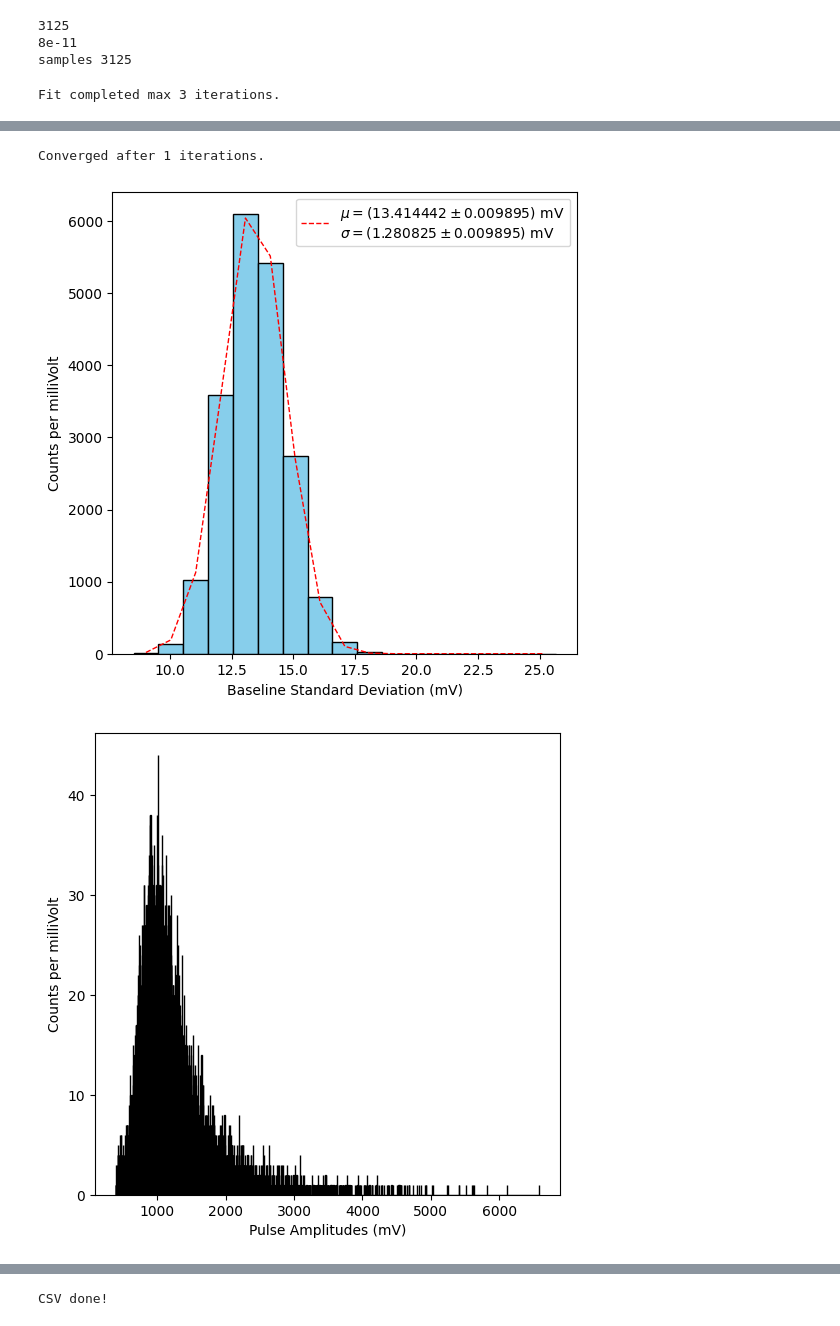
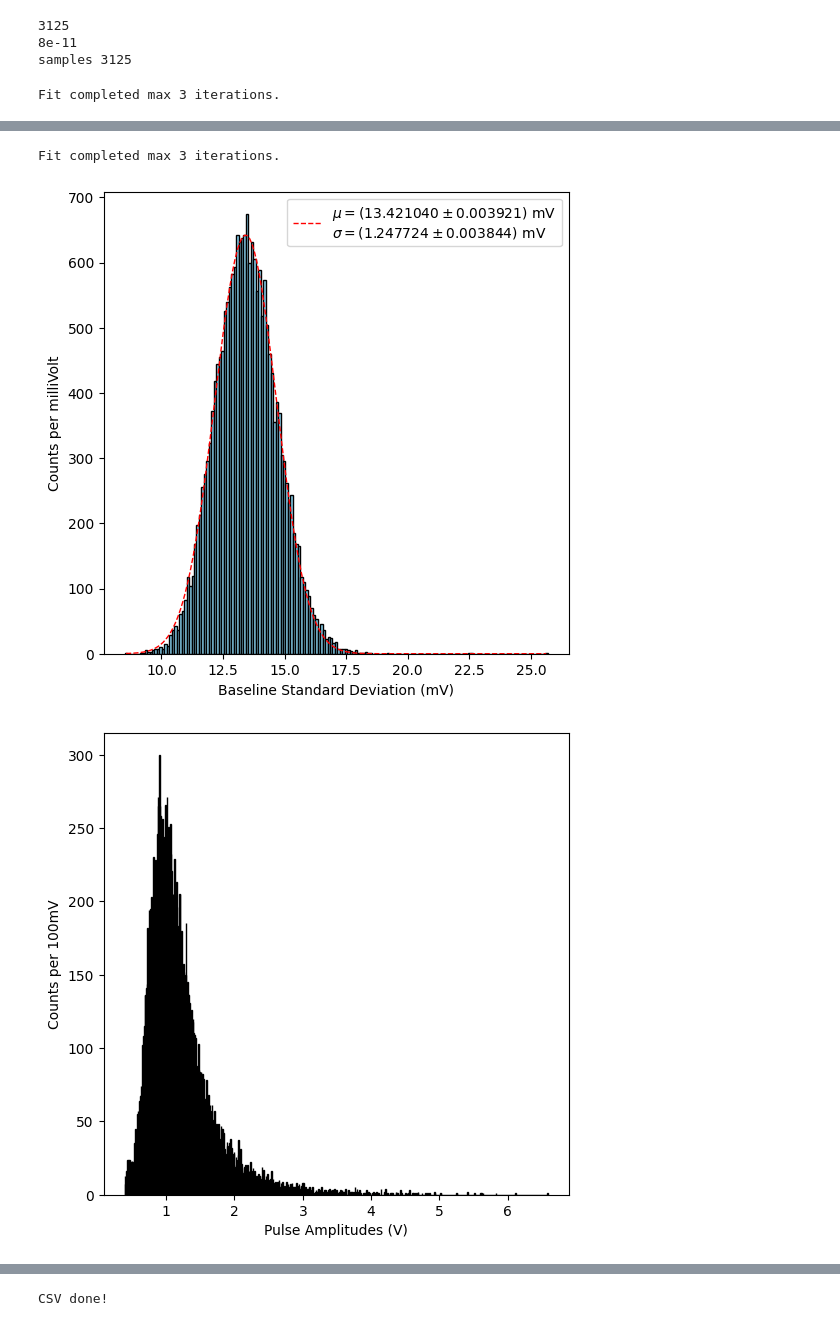
Before and after one commit to hhuckvale/DMProject, a Jupyter notebook: Muon_Calibration/muon_cal_processing.ipynb, the cells around one changed output, grey strips where cells are left out. Cells and saved outputs as stored; diff of their text form; code cells hidden in the pictures.

```diff
--- a/Muon_Calibration/muon_cal_processing.ipynb
+++ b/Muon_Calibration/muon_cal_processing.ipynb
@@ -201,7 +201,7 @@ def gaussian_sb(sigma_b_array_mV, amp,  mu, sigma):
     gauss_sb = amp * (1 / (sigma * np.sqrt(2 * np.pi))) * np.exp((-0.5 * (sigma_b_array_mV - mu)**2)/ sigma**2)
     return gauss_sb
 
-sb_number_of_bins = int((np.max(sigma_b_array_mV)-np.min(sigma_b_array_mV))/1) #chosen 1 bin = 1mV
+sb_number_of_bins = int((np.max(sigma_b_array_mV)-np.min(sigma_b_array_mV))/0.1) #chosen 1 bin = 1mV
 n, bins, patches = plt.hist(sigma_b_array_mV, bins=sb_number_of_bins, color='skyblue', edgecolor='black')
 bin_centers = 0.5 * (bins[1:] + bins[:-1])
 MAX_ITERATIONS = 3
@@ -274,48 +274,48 @@ else:
 
 # histogram for Peak Amplitudes
 plt.figure(figsize=(6, 6))
-all_amplitudes_mV = all_amplitudes * 1000
-amp_number_of_bins = int((np.max(all_amplitudes_mV)-np.min(all_amplitudes_mV))/1) #chosen 1 bin = 1mV
-plt.hist(all_amplitudes_mV, bins=amp_number_of_bins, color='skyblue', edgecolor='black')
+#all_amplitudes_mV = all_amplitudes * 1000
+amp_number_of_bins = int((np.max(all_amplitudes)-np.min(all_amplitudes))/(10e-3)) #chosen 1 bin = 10mV
+plt.hist(all_amplitudes, bins=amp_number_of_bins, color='skyblue', edgecolor='black')
 #plt.xlim(0,250)
 #plt.ylim(0,80)
-plt.xlabel('Pulse Amplitudes (mV)')
-plt.ylabel('Counts per milliVolt')
+plt.xlabel('Pulse Amplitudes (V)')
+plt.ylabel('Counts per 100mV')
 plt.show()
 
 
 
 
 # histogram of Peak Times
 plt.figure(figsize=(6, 6))
 all_peak_times_ns = all_peak_times *1e9
 pt_number_of_bins = int((np.max(all_peak_times_ns)-np.min(all_peak_times_ns))/0.1) #chosen 1 bin = 0.1ns
 plt.hist(all_peak_times_ns, bins=pt_number_of_bins, color='skyblue', edgecolor='black')
 #plt.xlim(-1,13)
 #plt.ylim(0,2000)
 plt.xlabel('Position of Pulse Amplitude on Timebase (ns)')
 plt.ylabel('Counts per nanosecond')
 plt.show()
 
 
 
 # histogram of pulse integrals in units of charge
 Resistance = ((1/10000) + (1/50))**(-1)
 all_integrals_picocharge = (all_integrals * 1e12) / Resistance
 plt.figure(figsize=(6, 6))
 int_number_of_bins = int((np.max(all_integrals_picocharge)-np.min(all_integrals_picocharge))/10) #chosen 1 bin = 10 pC
 plt.hist(all_integrals_picocharge, bins=int_number_of_bins, color='skyblue', edgecolor='black')
 #plt.xlim(-5, 100)
 #plt.ylim(0,1500)
 plt.xlabel('Pulse Integrals (pC)')
-plt.ylabel('Counts / 0.1 pC')
+plt.ylabel('Counts / 10 pC')
 plt.show()
 # %% [output]
 Fit completed max 3 iterations.
 [figure]
-Converged after 1 iterations.
+Fit completed max 3 iterations.
-[figure, old version]
+[figure, new version]
-[figure, old version]
+[figure, new version]
 [figure]
 [figure]
 # %%
```
Also changed, not shown: 3 other files.
